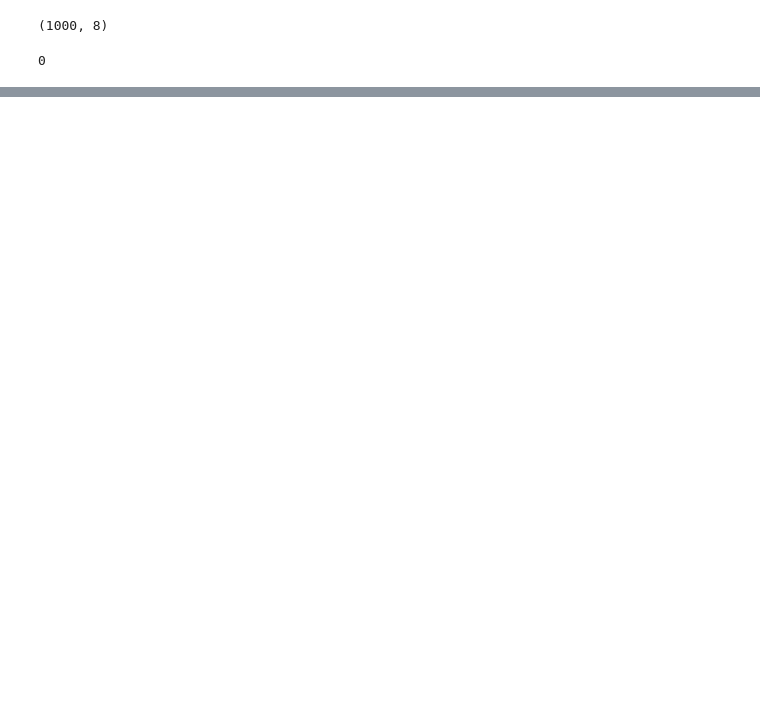
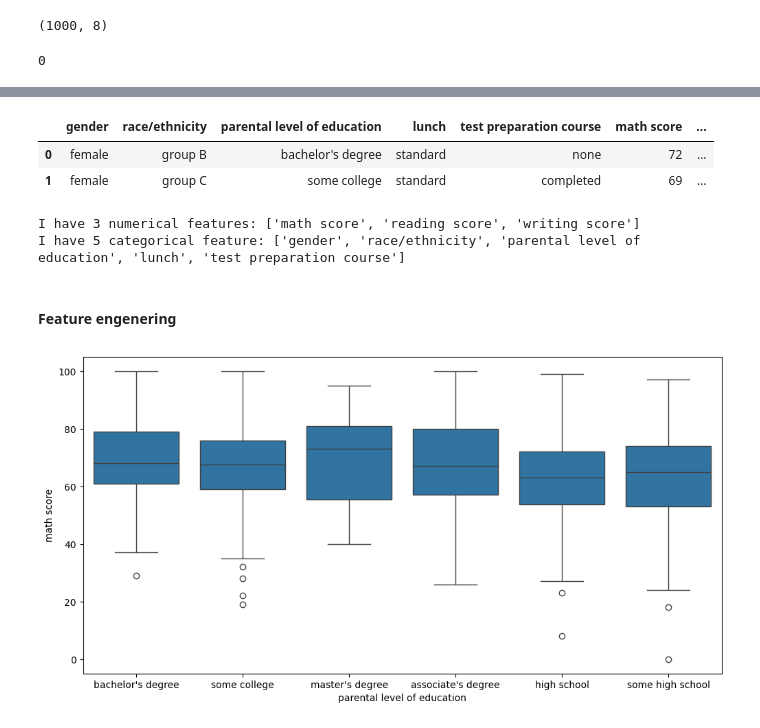
Before and after one commit to cantosmorella/StudentPerformance, a Jupyter notebook: notebook/1.EDA_Student.ipynb, the cells around one changed output, grey strips where cells are left out. Saved outputs shown, nothing was run; the diff lists cells and outputs as text; code cells hidden in the pictures; blank space fills up the shorter version.

Commit message:
update EDA: numerical/categorical variables

```diff
--- a/notebook/1.EDA_Student.ipynb
+++ b/notebook/1.EDA_Student.ipynb
@@ -39,0 +47,6 @@ dtype: int64
+# %%
+df.head(2)
+# %% [output]
+|  | gender | race/ethnicity | parental level of education | lunch | test preparation course | math score | ... |
+| 0 | female | group B | bachelor's degree | standard | none | 72 | ... |
+| 1 | female | group C | some college | standard | completed | 69 | ... |
@@ -39,0 +68,12 @@ dtype: int64
+# %%
+# Define numerical & categorical columns
+numeric_features = [feature for feature in df.columns if df[feature].dtype!='O']
+categorical_feature = [feature for feature in df.columns if df[feature].dtype=='O']
+
+print("I have {} numerical features: {}".format(len(numeric_features),numeric_features))
+print('I have {} categorical feature: {}'.format(len(categorical_feature),categorical_feature))
+# %% [output]
+I have 3 numerical features: ['math score', 'reading score', 'writing score']
+I have 5 categorical feature: ['gender', 'race/ethnicity', 'parental level of education', 'lunch', 'test preparation course']
+# %% [markdown]
+#### Feature engenering
@@ -39,0 +96,6 @@ dtype: int64
+# %%
+plt.figure(figsize=(12, 6)) # Hacemos el gráfico más ancho para que se lean los nombres
+sns.boxplot(x='parental level of education', y='math score', data=df)
+plt.show()
+# %% [output]
+[figure, added]
```
Also changed, not shown: parts of 9 cells of this notebook.
